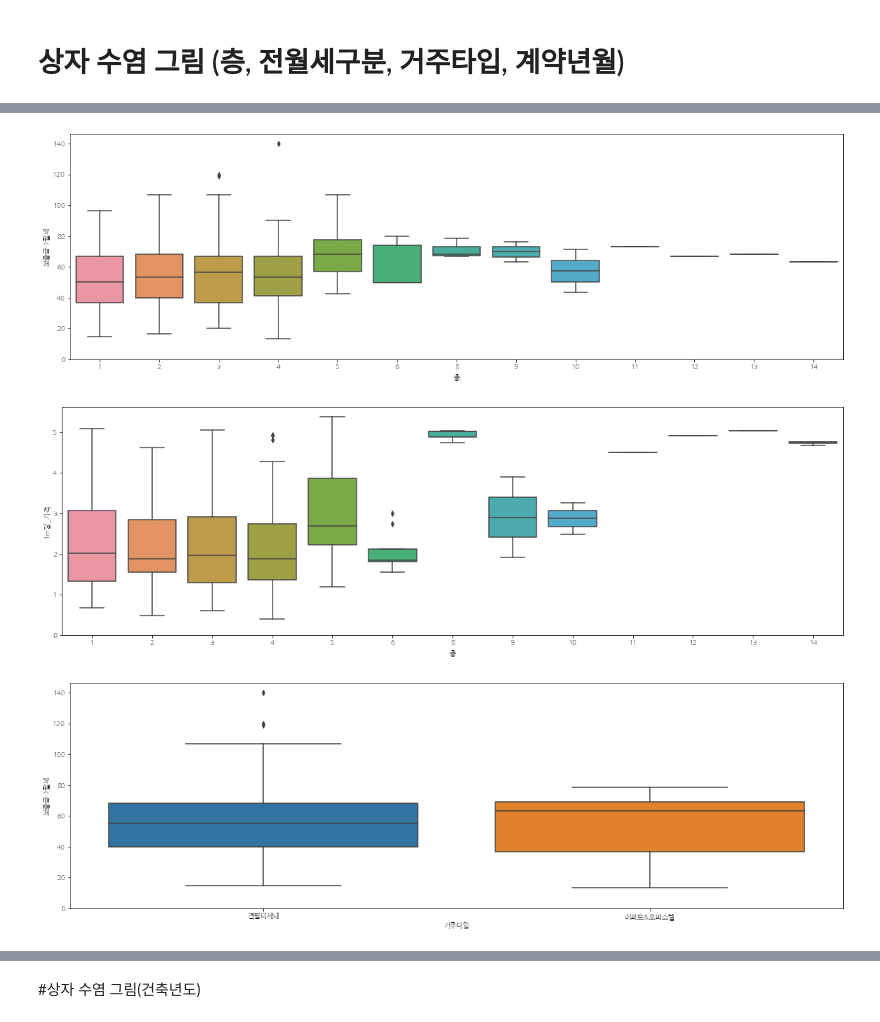
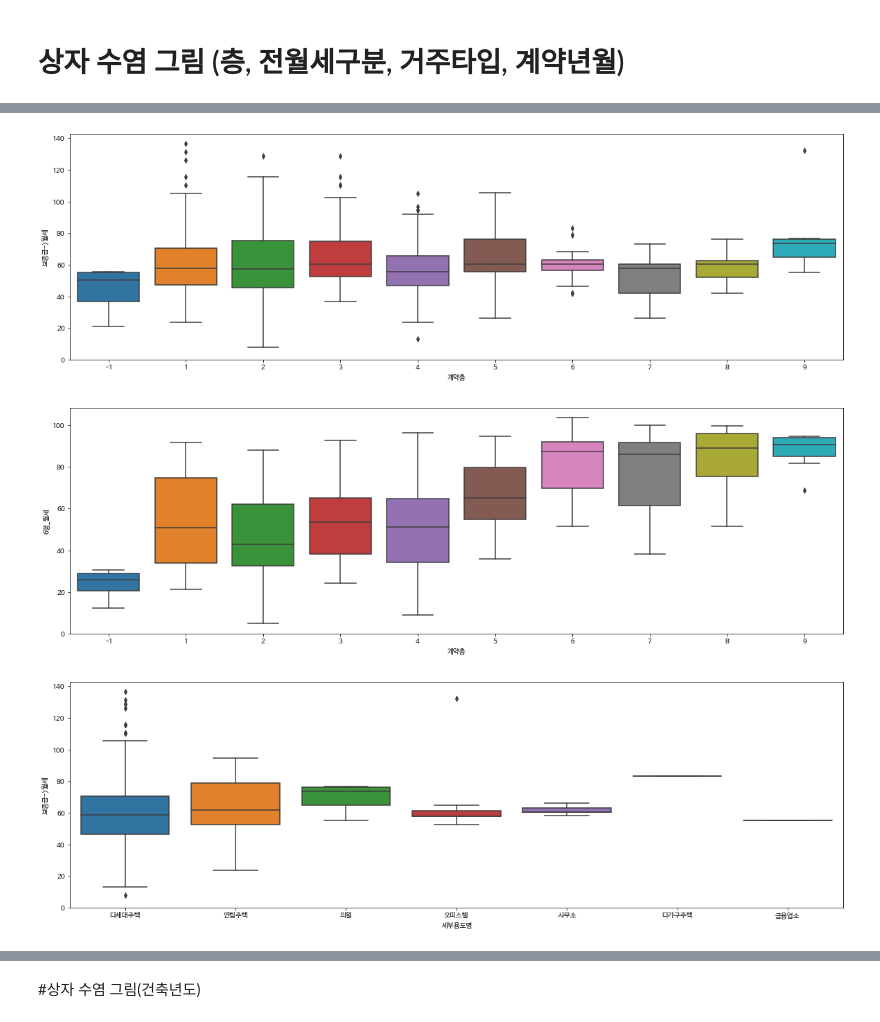
Before and after one commit to dasog94/PresumptionofMontlyRent, a Jupyter notebook: Preprocessing.ipynb, the cells around one changed output, grey strips where cells are left out. Drawn from its saved outputs; the diff is of its cells as text; code cells hidden in the pictures.

```diff
--- a/Preprocessing.ipynb
+++ b/Preprocessing.ipynb
@@ -98,6 +150,6 @@ df.dtypes
 dtype: object
 # %%
 #deleting points
-df = df.drop(df[df['전용면적'] > 40].index)
+df = df.drop(df[df['전용면적(㎡)'] > 40].index)
 print(len(df))
 # %% [output]
@@ -104,0 +180,6 @@ print(len(df))
+# %%
+df = df.dropna(subset=['6평_가격'], axis=0)
+# %%
+#deleting points
+df = df.drop(df[df['전용면적(㎡)'] > 40].index)
+print(len(df))
@@ -192,3 +323,0 @@ data.plot.scatter(x=x_axis, y=y_axis, c=np.array([0, 0, 0]).reshape(1,-1));
-# %%
-#deleting points
-df = df.drop(df[df['공시가격'] > 2500000000].index)
@@ -315,24 +487,24 @@ fig.axis(ymin=0);
 # %%
-var = '층'
+var = '계약층'
 data = pd.concat([df['보증금->월세'], df[var]], axis=1)
 f, ax = plt.subplots(figsize=(20, 6))
 fig = sns.boxplot(x=var, y="보증금->월세", data=data)
 fig.axis(ymin=0);
 # %% [output]
-[figure, old version]
+[figure, new version]
 # %%
-var = '층'
-data = pd.concat([df['1m당_가격'], df[var]], axis=1)
+var = '계약층'
+data = pd.concat([df['6평_월세'], df[var]], axis=1)
 f, ax = plt.subplots(figsize=(20, 6))
-fig = sns.boxplot(x=var, y='1m당_가격', data=data)
+fig = sns.boxplot(x=var, y='6평_월세', data=data)
 fig.axis(ymin=0);
 # %% [output]
-[figure, old version]
+[figure, new version]
 # %%
-var = '거주타입'
+var = '세부용도명'
 data = pd.concat([df['보증금->월세'], df[var]], axis=1)
 f, ax = plt.subplots(figsize=(20, 6))
 fig = sns.boxplot(x=var, y="보증금->월세", data=data)
 fig.axis(ymin=0);
 # %% [output]
-[figure, old version]
+[figure, new version]
```
Also changed, not shown: parts of 60 cells of this notebook.
